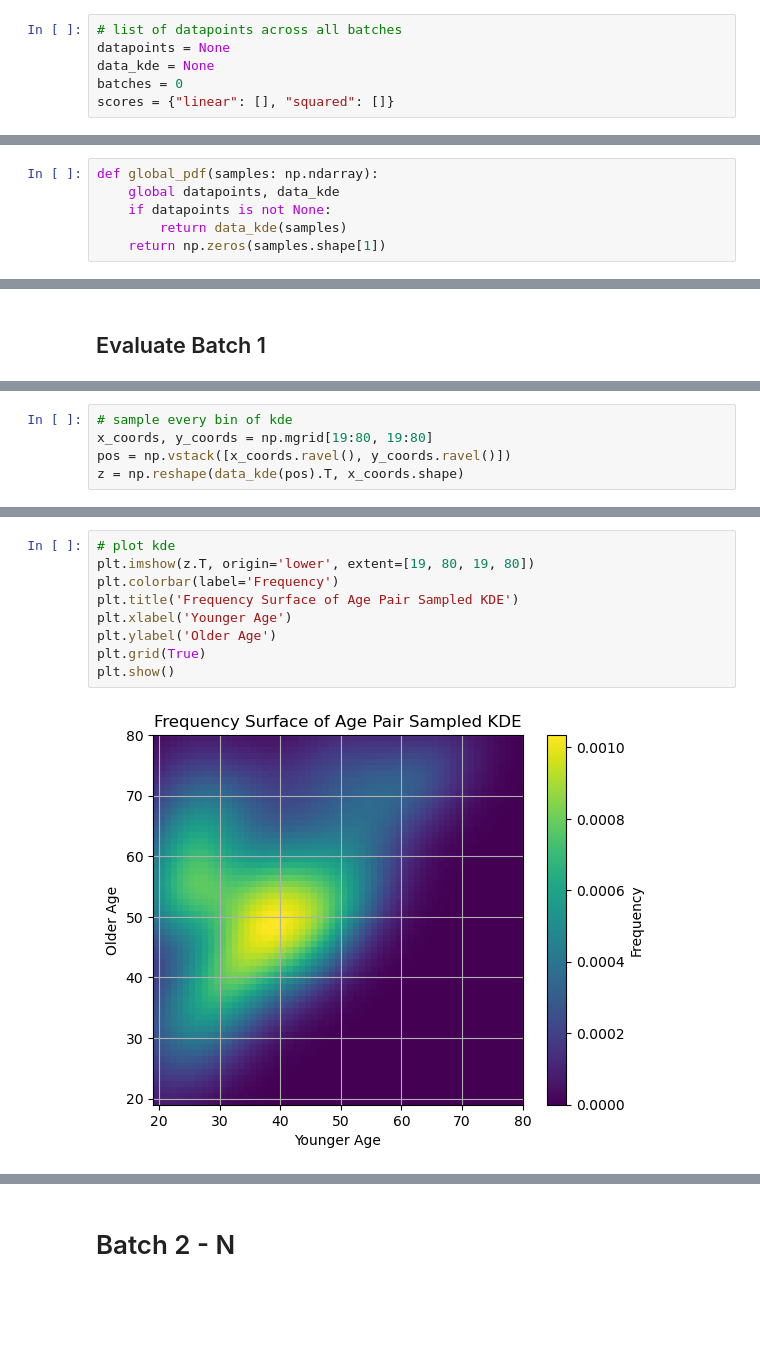
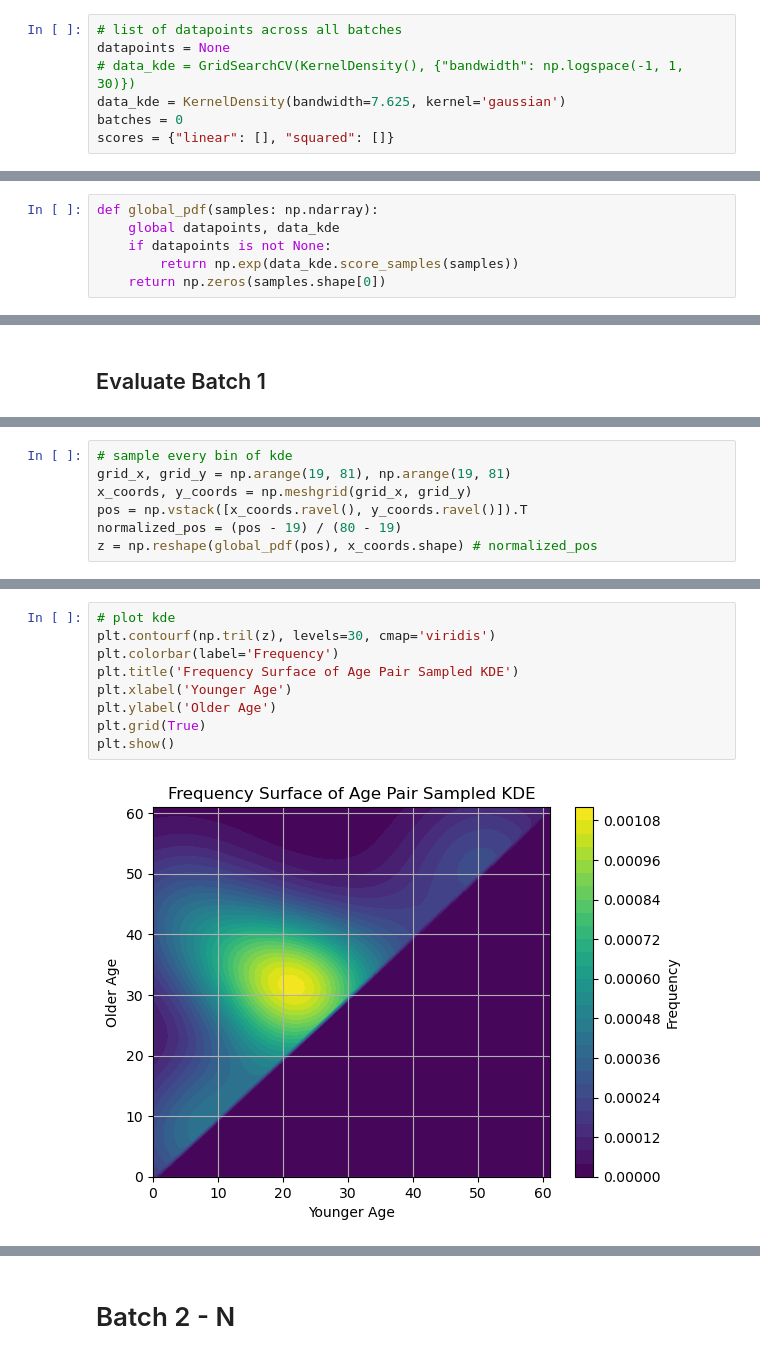
Before and after one commit to Watts-Lab/deliberation-group-assignment, a Jupyter notebook: scratch/batch_test.ipynb, the cells around one changed output, grey strips where cells are left out. Drawn from its saved outputs; the diff is of its cells as text; blank space fills up the shorter version.

```diff
--- a/scratch/batch_test.ipynb
+++ b/scratch/batch_test.ipynb
@@ -71,7 +81,8 @@ def generate_batch(n):
 # %%
 # list of datapoints across all batches
 datapoints = None
-data_kde = None
+# data_kde = GridSearchCV(KernelDensity(), {"bandwidth": np.logspace(-1, 1, 30)})
+data_kde = KernelDensity(bandwidth=7.625, kernel='gaussian')
 batches = 0
 scores = {"linear": [], "squared": []}
 # %%
@@ -88,8 +99,8 @@ def add_batch(samples: np.ndarray):
 def global_pdf(samples: np.ndarray):
     global datapoints, data_kde
     if datapoints is not None:
-        return data_kde(samples)
-    return np.zeros(samples.shape[1])
+        return np.exp(data_kde.score_samples(samples))
+    return np.zeros(samples.shape[0])
 # %% [markdown]
 ## Batch 1 Process
 # %%
@@ -195,5 +243,7 @@ add_batch(np.array(age_grouping))
 # %%
 # sample every bin of kde
-x_coords, y_coords = np.mgrid[19:80, 19:80]
-pos = np.vstack([x_coords.ravel(), y_coords.ravel()])
-z = np.reshape(data_kde(pos).T, x_coords.shape)
+grid_x, grid_y = np.arange(19, 81), np.arange(19, 81)
+x_coords, y_coords = np.meshgrid(grid_x, grid_y)
+pos = np.vstack([x_coords.ravel(), y_coords.ravel()]).T
+normalized_pos = (pos - 19) / (80 - 19)
+z = np.reshape(global_pdf(pos), x_coords.shape) # normalized_pos
@@ -200,13 +260,13 @@ z = np.reshape(data_kde(pos).T, x_coords.shape)
 # %%
 # plot kde
-plt.imshow(z.T, origin='lower', extent=[19, 80, 19, 80])
+plt.contourf(np.tril(z), levels=30, cmap='viridis')
 plt.colorbar(label='Frequency')
 plt.title('Frequency Surface of Age Pair Sampled KDE')
 plt.xlabel('Younger Age')
 plt.ylabel('Older Age')
 plt.grid(True)
 plt.show()
 # %% [output]
-[figure, old version]
+[figure, new version]
 # %%
 # compute difference between theoretical and dataset at every bin
```
Also changed, not shown: parts of 53 cells of this notebook, 18 other files.
